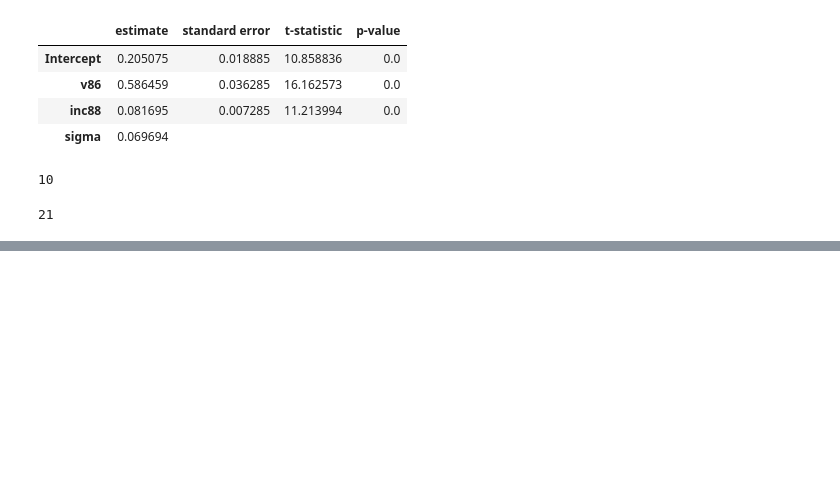
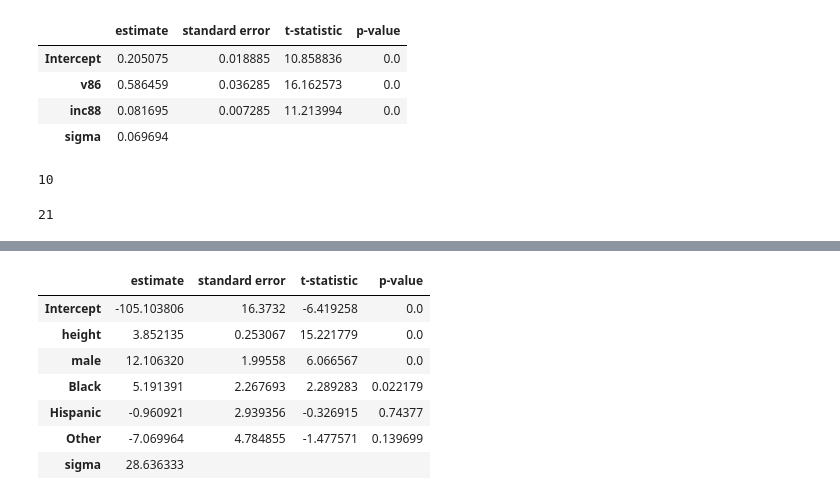
Before and after one commit to mgreenbe/DATA335W2025, a Jupyter notebook: code/2linearregression.ipynb, the cells around one changed output, grey strips where cells are left out. Cells and saved outputs as stored; diff of their text form; code cells hidden in the pictures; blank space fills up the shorter version.

```diff
--- a/code/2linearregression.ipynb
+++ b/code/2linearregression.ipynb
@@ -1362,0 +1434,11 @@ sum(dem_win_obs != dem_win_pred)
+# %%
+lm("weight ~ height + male + Black + Hispanic + Other", data)
+# %% [output]
+|  | estimate | standard error | t-statistic | p-value |
+| Intercept | -105.103806 | 16.3732 | -6.419258 | 0.0 |
+| height | 3.852135 | 0.253067 | 15.221779 | 0.0 |
+| male | 12.106320 | 1.99558 | 6.066567 | 0.0 |
+| Black | 5.191391 | 2.267693 | 2.289283 | 0.022179 |
+| Hispanic | -0.960921 | 2.939356 | -0.326915 | 0.74377 |
+| Other | -7.069964 | 4.784855 | -1.477571 | 0.139699 |
+| sigma | 28.636333 |  |  |  |
```
Also changed, not shown: parts of 17 cells of this notebook, 1 other file.
